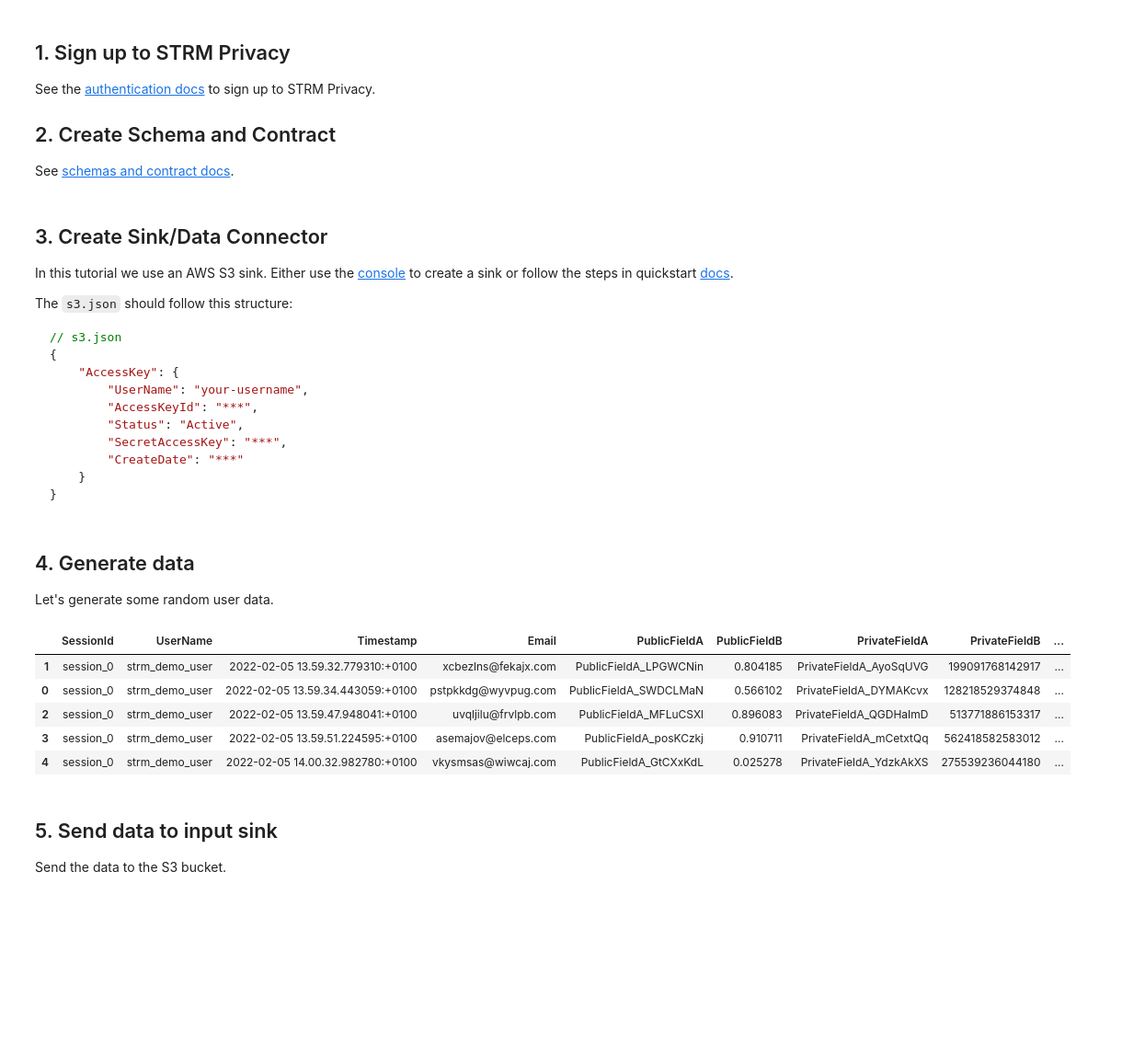
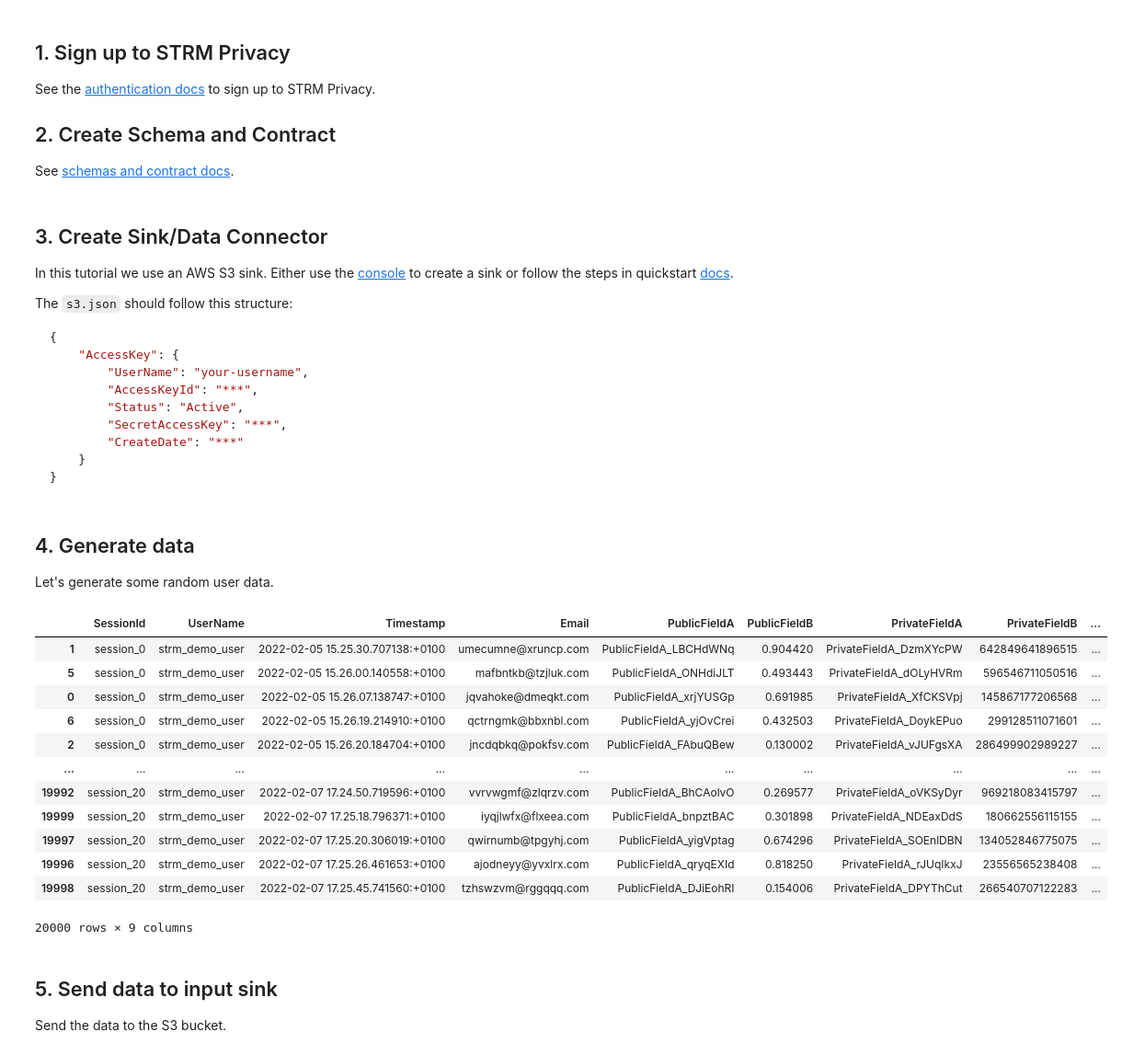
Before and after one commit to strmprivacy/demos, a Jupyter notebook: strm_batch_mode_demo.ipynb, the cells around one changed output. Shown at 92% size. Cells and saved outputs as stored; diff of their text form; code cells hidden in the pictures; blank space fills up the shorter version.

````diff
--- a/strm_batch_mode_demo.ipynb
+++ b/strm_batch_mode_demo.ipynb
@@ -34,7 +34,6 @@ In this tutorial we use an AWS S3 sink. Either use the [console](https://console
 The `s3.json` should follow this structure:
 
 ```json
-// s3.json
 {
     "AccessKey": {
         "UserName": "your-username",
@@ -115,14 +114,21 @@ class DataGenerator:
 # %%
 user = DataGenerator(20000)
 df = user.generate()
-df.head()
+df
 # %% [output]
 |  | SessionId | UserName | Timestamp | Email | PublicFieldA | PublicFieldB | PrivateFieldA | PrivateFieldB | ... |
-| 1 | session_0 | strm_demo_user | 2022-02-05 13.59.32.779310:+0100 | xcbezlns@fekajx.com | PublicFieldA_LPGWCNin | 0.804185 | PrivateFieldA_AyoSqUVG | 199091768142917 | ... |
-| 0 | session_0 | strm_demo_user | 2022-02-05 13.59.34.443059:+0100 | pstpkkdg@wyvpug.com | PublicFieldA_SWDCLMaN | 0.566102 | PrivateFieldA_DYMAKcvx | 128218529374848 | ... |
-| 2 | session_0 | strm_demo_user | 2022-02-05 13.59.47.948041:+0100 | uvqljilu@frvlpb.com | PublicFieldA_MFLuCSXl | 0.896083 | PrivateFieldA_QGDHaImD | 513771886153317 | ... |
-| 3 | session_0 | strm_demo_user | 2022-02-05 13.59.51.224595:+0100 | asemajov@elceps.com | PublicFieldA_posKCzkj | 0.910711 | PrivateFieldA_mCetxtQq | 562418582583012 | ... |
-| 4 | session_0 | strm_demo_user | 2022-02-05 14.00.32.982780:+0100 | vkysmsas@wiwcaj.com | PublicFieldA_GtCXxKdL | 0.025278 | PrivateFieldA_YdzkAkXS | 275539236044180 | ... |
+| 1 | session_0 | strm_demo_user | 2022-02-05 15.25.30.707138:+0100 | umecumne@xruncp.com | PublicFieldA_LBCHdWNq | 0.904420 | PrivateFieldA_DzmXYcPW | 642849641896515 | ... |
+| 5 | session_0 | strm_demo_user | 2022-02-05 15.26.00.140558:+0100 | mafbntkb@tzjluk.com | PublicFieldA_ONHdiJLT | 0.493443 | PrivateFieldA_dOLyHVRm | 596546711050516 | ... |
+| 0 | session_0 | strm_demo_user | 2022-02-05 15.26.07.138747:+0100 | jqvahoke@dmeqkt.com | PublicFieldA_xrjYUSGp | 0.691985 | PrivateFieldA_XfCKSVpj | 145867177206568 | ... |
+| 6 | session_0 | strm_demo_user | 2022-02-05 15.26.19.214910:+0100 | qctrngmk@bbxnbl.com | PublicFieldA_yjOvCrei | 0.432503 | PrivateFieldA_DoykEPuo | 299128511071601 | ... |
+| 2 | session_0 | strm_demo_user | 2022-02-05 15.26.20.184704:+0100 | jncdqbkq@pokfsv.com | PublicFieldA_FAbuQBew | 0.130002 | PrivateFieldA_vJUFgsXA | 286499902989227 | ... |
+| ... | ... | ... | ... | ... | ... | ... | ... | ... | ... |
+| 19992 | session_20 | strm_demo_user | 2022-02-07 17.24.50.719596:+0100 | vvrvwgmf@zlqrzv.com | PublicFieldA_BhCAolvO | 0.269577 | PrivateFieldA_oVKSyDyr | 969218083415797 | ... |
+| 19999 | session_20 | strm_demo_user | 2022-02-07 17.25.18.796371:+0100 | iyqjlwfx@flxeea.com | PublicFieldA_bnpztBAC | 0.301898 | PrivateFieldA_NDEaxDdS | 180662556115155 | ... |
+| 19997 | session_20 | strm_demo_user | 2022-02-07 17.25.20.306019:+0100 | qwirnumb@tpgyhj.com | PublicFieldA_yigVptag | 0.674296 | PrivateFieldA_SOEnlDBN | 134052846775075 | ... |
+| 19996 | session_20 | strm_demo_user | 2022-02-07 17.25.26.461653:+0100 | ajodneyy@yvxlrx.com | PublicFieldA_qryqEXId | 0.818250 | PrivateFieldA_rJUqIkxJ | 23556565238408 | ... |
+| 19998 | session_20 | strm_demo_user | 2022-02-07 17.25.45.741560:+0100 | tzhswzvm@rggqqq.com | PublicFieldA_DJiEohRI | 0.154006 | PrivateFieldA_DPYThCut | 266540707122283 | ... |
+20000 rows × 9 columns
 # %% [markdown]
 ## 5. Send data to input sink
 
````
Also changed, not shown: parts of 4 cells of this notebook.
